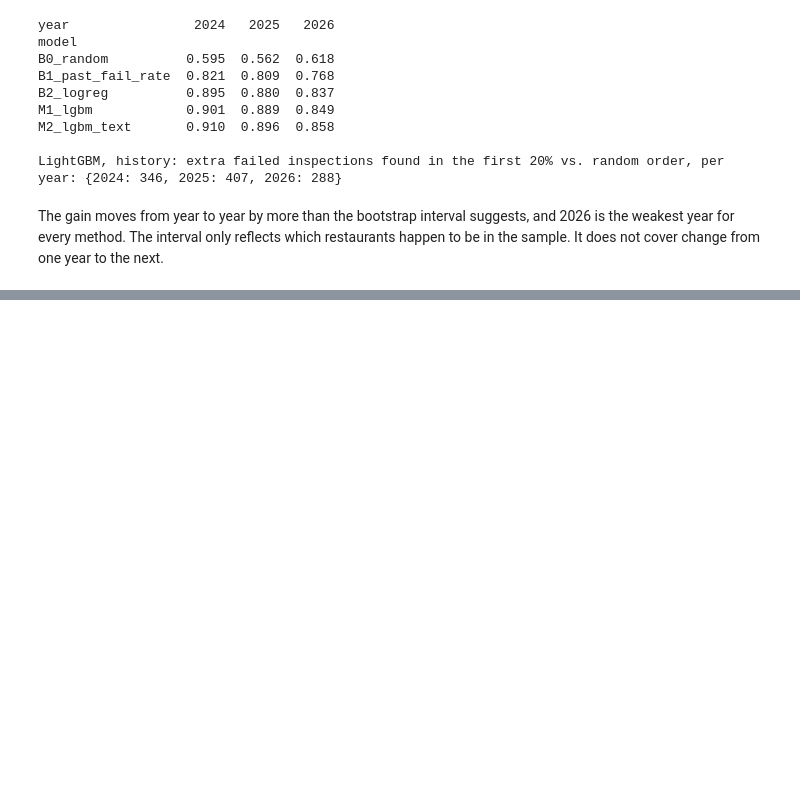
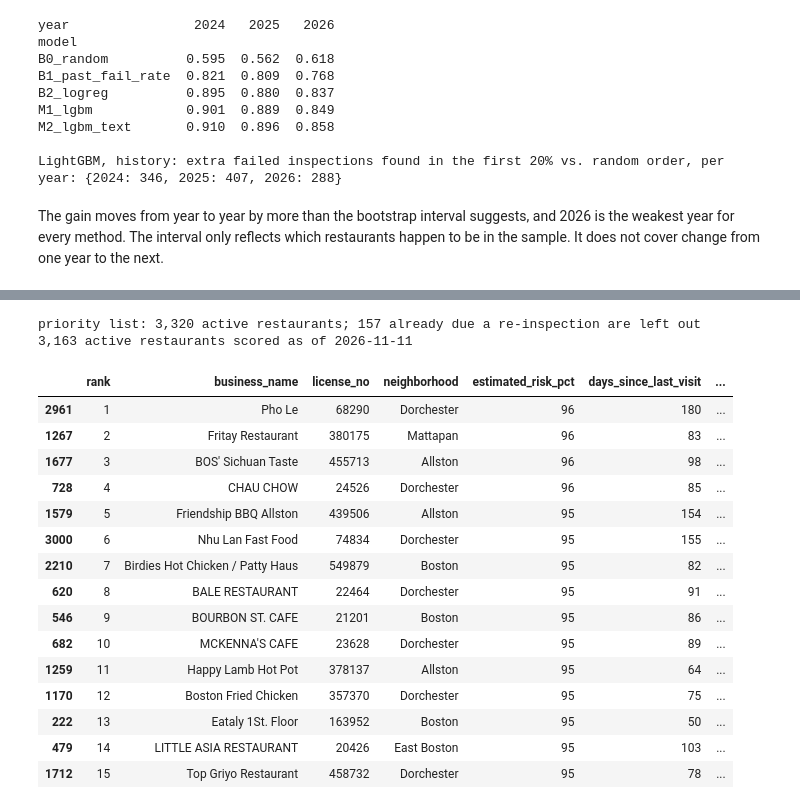
Before and after one commit to nh13120/boston-restaurant-inspection-risk, a Jupyter notebook: notebooks/04_results.ipynb, the cells around one changed output, grey strips where cells are left out. Saved outputs shown, nothing was run; the diff lists cells and outputs as text; code cells hidden in the pictures; blank space fills up the shorter version.

```diff
--- a/notebooks/04_results.ipynb
+++ b/notebooks/04_results.ipynb
@@ -367,0 +391,68 @@ priority list: 3,320 active restaurants; 157 already due a re-inspection are lef
+# %%
+full = pd.read_parquet("../data/processed/inspections_full.parquet")
+from src.data_pull import SNAPSHOT_END
+as_of = pd.Timestamp(SNAPSHOT_END)      # the snapshot's end date, so a later re-pull gives the same list
+nxt = I.next_inspection_rows(full, as_of, F.add_history_features)
+
+# Same dtypes and categories as the training table.
+nxt[M.NUM_FEATURES] = nxt[M.NUM_FEATURES].astype("float64")
+for col in M.CAT_FEATURES:
+    nxt[col] = pd.Categorical(nxt[col], categories=table[col].cat.categories)
+
+if FINAL == "M2_lgbm_text":
+    emb_all = T.embed_cached(table["inspection_id"], table["prior_comments"], cache_dir="../data/processed")
+    pca_all = T.fit_pca(emb_all, fit_mask=has_text)
+    table_all = T.add_text_features(table.drop(columns=T.TEXT_FEATURES), emb_all, pca_all)
+    emb_next = T.embed_cached(nxt["inspection_id"], nxt["prior_comments"], cache_dir="../data/processed",
+                              name="embeddings_next")
+    nxt = T.add_text_features(nxt, emb_next, pca_all)
+else:
+    table_all = table
+
+deploy_params = {k: FROZEN[FINAL][k] for k in lgbm_keys}
+deploy_model = M.fit_lgbm(table_all, final_features, deploy_params)
+nxt["risk"] = deploy_model.predict_proba(nxt[final_features])[:, 1]
+nxt["factors"] = I.top_drivers(deploy_model, nxt[final_features], nxt, text_features=T.TEXT_FEATURES)
+nxt["factors"] = nxt["factors"].replace("", "no input raises the score above average")
+
+priority = (nxt.sort_values("risk", ascending=False)
+            .assign(rank=lambda d: np.arange(1, len(d) + 1), estimated_risk_pct=lambda d: (d["risk"] * 100).round(0).astype(int))
+            .assign(days_since_last_visit=lambda d: d["days_since_last"].astype(int))
+            [["rank", "businessname", "licenseno", "neighborhood", "estimated_risk_pct", "days_since_last_visit", "factors"]]
+            .rename(columns={"businessname": "business_name", "licenseno": "license_no", "factors": "top_3_model_factors"}))
+assert not F.OWNER_COLUMNS & set(priority.columns)
+priority.to_csv("../results/priority_list.csv", index=False)
+open("../results/priority_list_note.md", "w").write(
+    "# How to read `priority_list.csv`\n\n"
+    f"The list ranks {len(priority):,} active Boston restaurants by a model's estimate of the chance that their next "
+    f"routine inspection fails, as of {as_of.date()}. The estimate comes from public inspection records only.\n\n"
+    "- `estimated_risk_pct` is a model estimate. It is not a finding about the business, and a high value does not "
+    "mean the restaurant is unsafe today.\n"
+    "- `top_3_model_factors` are the inputs that raise the estimate the most. They explain the model. They are not causes.\n"
+    "- Location is one of the inputs, so restaurants in some neighborhoods rank higher on average.\n"
+    "- The list ranks by risk only. It does not know which restaurants are due for a visit. Use "
+    "`days_since_last_visit` to combine risk with ISD's own schedule.\n"
+    "- The list is a planning aid for inspectors. It is not a rating of businesses.\n"
+    "- To refresh it: set `FORCE_PULL = True` in notebook 01, move `SNAPSHOT_END` in `src/data_pull.py` to today, "
+    "and rerun the four notebooks.\n")
+print(f"{len(priority):,} active restaurants scored as of {as_of.date()}")
+priority.head(15)
+# %% [output]
+priority list: 3,320 active restaurants; 157 already due a re-inspection are left out
+3,163 active restaurants scored as of 2026-11-11
+|  | rank | business_name | license_no | neighborhood | estimated_risk_pct | days_since_last_visit | ... |
+| 2961 | 1 | Pho Le | 68290 | Dorchester | 96 | 180 | ... |
+| 1267 | 2 | Fritay Restaurant | 380175 | Mattapan | 96 | 83 | ... |
+| 1677 | 3 | BOS' Sichuan Taste | 455713 | Allston | 96 | 98 | ... |
+| 728 | 4 | CHAU CHOW | 24526 | Dorchester | 96 | 85 | ... |
+| 1579 | 5 | Friendship BBQ Allston | 439506 | Allston | 95 | 154 | ... |
+| 3000 | 6 | Nhu Lan Fast Food | 74834 | Dorchester | 95 | 155 | ... |
+| 2210 | 7 | Birdies Hot Chicken / Patty Haus | 549879 | Boston | 95 | 82 | ... |
+| 620 | 8 | BALE RESTAURANT | 22464 | Dorchester | 95 | 91 | ... |
+| 546 | 9 | BOURBON ST. CAFE | 21201 | Boston | 95 | 86 | ... |
+| 682 | 10 | MCKENNA'S CAFE | 23628 | Dorchester | 95 | 89 | ... |
+| 1259 | 11 | Happy Lamb Hot Pot | 378137 | Allston | 95 | 64 | ... |
+| 1170 | 12 | Boston Fried Chicken | 357370 | Dorchester | 95 | 75 | ... |
+| 222 | 13 | Eataly 1St. Floor | 163952 | Boston | 95 | 50 | ... |
+| 479 | 14 | LITTLE ASIA RESTAURANT | 20426 | East Boston | 95 | 103 | ... |
+| 1712 | 15 | Top Griyo Restaurant | 458732 | Dorchester | 95 | 78 | ... |
```
Also changed, not shown: parts of 23 cells of this notebook, 19 other files.
